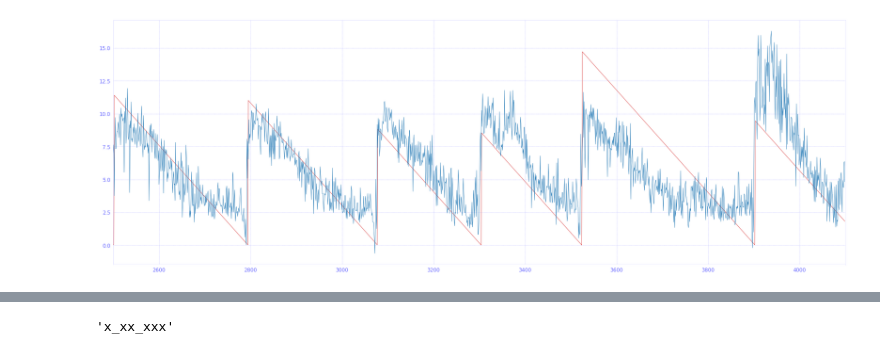
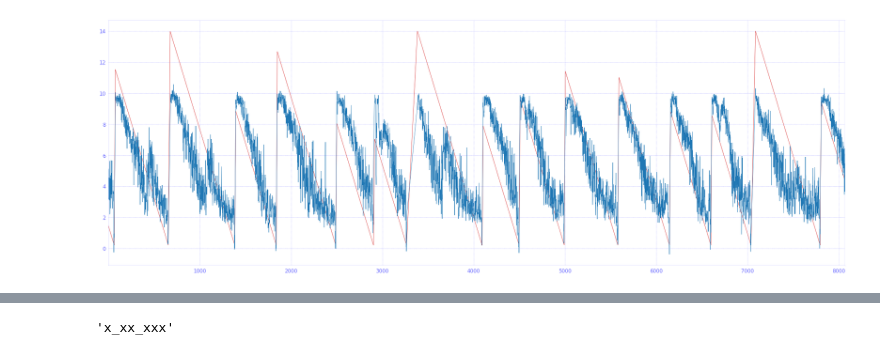
Before and after one commit to viktorsapozhok/earthquake-prediction, a Jupyter notebook: notebooks/test.ipynb, the cells around one changed output, grey strips where cells are left out. Saved outputs shown, nothing was run; the diff lists cells and outputs as text; code cells hidden in the pictures.

```diff
--- a/notebooks/test.ipynb
+++ b/notebooks/test.ipynb
@@ -40,4 +46,4 @@ features = [c for c in data.columns if c not in ['segment_id', 'target']]
 # %%
-best_features = utils.print_features_imp(data[features], data['target'], logger, permutation=True, min_imp=0.03)
+best_features = utils.print_features_imp(data[features], data['target'], logger, permutation=True, min_imp=0.015)
 best_features
 # %% [output]
@@ -73,0 +80,6 @@ best_features
+# %%
+data['target_int'] = data['target'].round().astype(int)
+model = RandomForestClassifier(n_estimators=100, max_features=1, min_samples_leaf=10)
+#model = KNeighborsClassifier(n_neighbors=10)
+model.fit(data[features], data['target_int'])
+data['y_hat_int'] = model.predict(data[features])
@@ -105 +150,8 @@ utils.tune_catboost(data[best_features], data['target'], n_splits=5,
+# %%
+model = CatBoostRegressor(verbose=False)
+model.fit(data[best_features], data['target'])
+res=pd.DataFrame()
+res['seg_id'] = data['seg_id']
+res['y']=data['target']
+res['y_hat']=model.predict(data[best_features])
 # %%
@@ -111,18 +162,8 @@ plotter.plot(data, y_vars=['all_mfcc15_avg', 'last1000_mfcc15_avg'], x_var='segm
-# %%
-train = data.query('segment_id < 2500')
-test = data.query('segment_id >= 2500')
-model = CatBoostRegressor(verbose=False)
-#model = RandomForestRegressor(n_estimators=100)
-model.fit(train[best_features], train['target'])
-res=pd.DataFrame()
-res['segment_id'] = test['segment_id']
-res['y']=test['target']
-res['y_hat']=model.predict(test[best_features])
 # %%
 plotter = ts_plotter.TimeSeriesPlot(fig_size=(30, 10), n_rows=1, n_cols=1, type='line', show=False)
-plotter.plot(res, y_vars=['y', 'y_hat'], x_var='segment_id', xlim=[2500, 4100])
+plotter.plot(res, y_vars=['y', 'y_hat'], x_var='seg_id', xlim=[1, len(data)])
 # %% [output]
-[figure, old version]
+[figure, new version]
 # %%
 np.mean(np.abs(res['y'].values - res['y_hat'].values))
 # %% [output]
```
Also changed, not shown: parts of 40 cells of this notebook, 14 other files.
